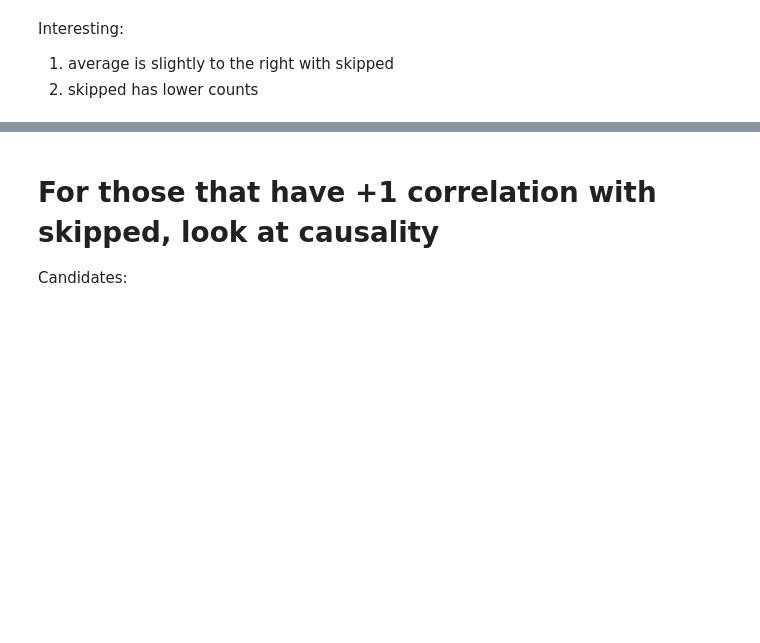
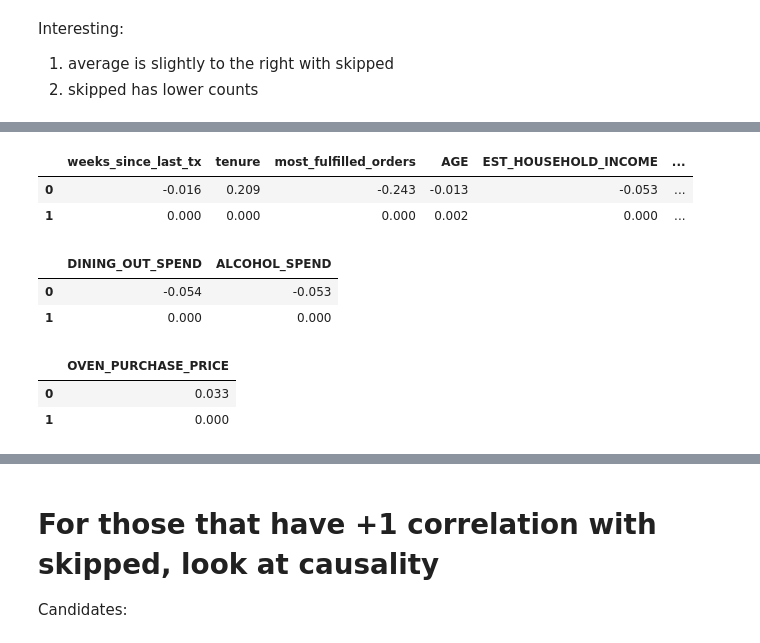
Before and after one commit to mindyng/Take-Homes, a Jupyter notebook: tovala2.ipynb, the cells around one changed output, grey strips where cells are left out. Drawn from its saved outputs; the diff is of its cells as text; code cells hidden in the pictures; blank space fills up the shorter version.

```diff
--- a/tovala2.ipynb
+++ b/tovala2.ipynb
@@ -1556,0 +1469,26 @@ pbc3 = df
+# %%
+# Data Prep
+query4 = """
+select WEEKS_SINCE_LAST_TX
+, TENURE
+, MOST_FULFILLED_ORDERS
+, AGE
+, EST_HOUSEHOLD_INCOME
+, DINING_OUT_SPEND
+, ALCOHOL_SPEND
+, EIGHT_WK_WINDOW_MOST_PLACED_ORDERS
+, AVG_CONSEC_SKIPS
+, ORDERS_PER_TENURE
+, FITNESS_ENTHUSIAST_PROB
+, WAREHOUSE_CLUB_MEMBERSHIP_PROB
+, LOYALTY_CARD_PROB
+, MAGAZINE_PURCHASE_PROB
+, FAST_FOOD_PROB
+, HEALTHY_LIVING_PROB
+, OVEN_PURCHASE_PRICE
+, skipped
+from df
+where age is not null
+"""
+
+pbc4 = duckdb.query(query4).df()
@@ -1556,0 +1545,44 @@ pbc3 = df
+# %%
+pd.set_option('display.float_format', lambda x: '%.3f' % x)
+
+pbc4_corr = pbc4[['weeks_since_last_tx'
+, 'tenure'
+, 'most_fulfilled_orders'
+, 'AGE'
+, 'EST_HOUSEHOLD_INCOME'
+, 'eight_wk_window_most_placed_orders'
+, 'avg_consec_skips'
+, 'orders_per_tenure'
+, 'FITNESS_ENTHUSIAST_PROB'
+, 'WAREHOUSE_CLUB_MEMBERSHIP_PROB'
+, 'LOYALTY_CARD_PROB'
+, 'MAGAZINE_PURCHASE_PROB'
+, 'FAST_FOOD_PROB'
+, 'HEALTHY_LIVING_PROB'
+]].corrwith(pbc4['skipped'].astype('float'), method=stats.pointbiserialr)
+pbc4_corr
+# %% [output]
+|  | weeks_since_last_tx | tenure | most_fulfilled_orders | AGE | EST_HOUSEHOLD_INCOME | ... |
+| 0 | -0.016 | 0.209 | -0.243 | -0.013 | -0.053 | ... |
+| 1 | 0.000 | 0.000 | 0.000 | 0.002 | 0.000 | ... |
+# %%
+pd.set_option('display.float_format', lambda x: '%.3f' % x)
+
+pbc5_corr = pbc5[['DINING_OUT_SPEND'
+, 'ALCOHOL_SPEND'
+]].corrwith(pbc5['skipped'].astype('float'), method=stats.pointbiserialr)
+pbc5_corr
+# %% [output]
+|  | DINING_OUT_SPEND | ALCOHOL_SPEND |
+| 0 | -0.054 | -0.053 |
+| 1 | 0.000 | 0.000 |
+# %%
+pd.set_option('display.float_format', lambda x: '%.3f' % x)
+
+pbc6_corr = pbc6[['OVEN_PURCHASE_PRICE'
+]].corrwith(pbc6['skipped'].astype('float'), method=stats.pointbiserialr)
+pbc6_corr
+# %% [output]
+|  | OVEN_PURCHASE_PRICE |
+| 0 | 0.033 |
+| 1 | 0.000 |
```
Also changed, not shown: parts of 46 cells of this notebook.
